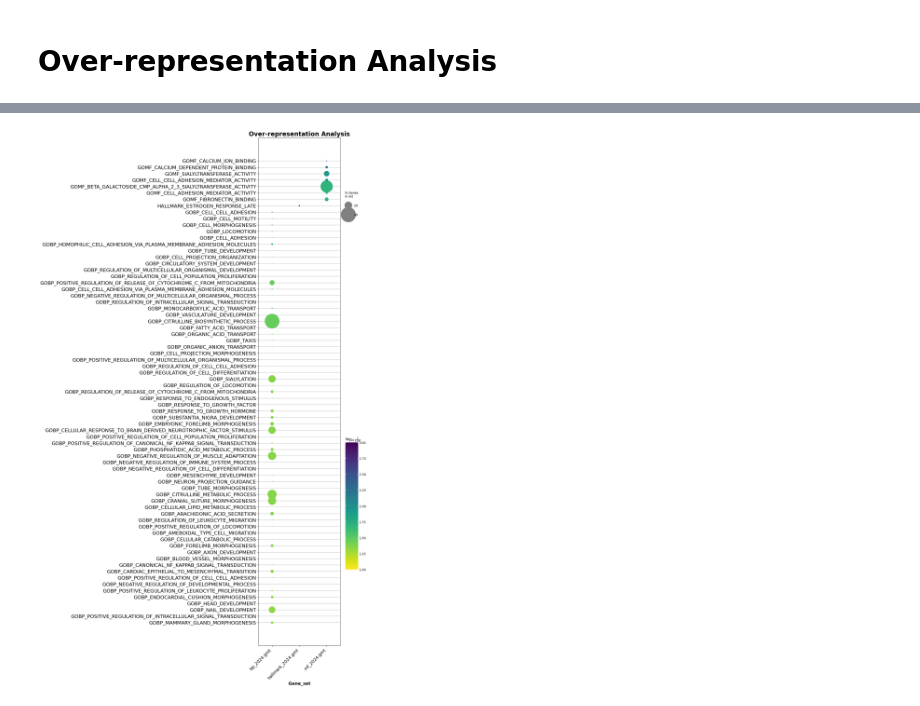
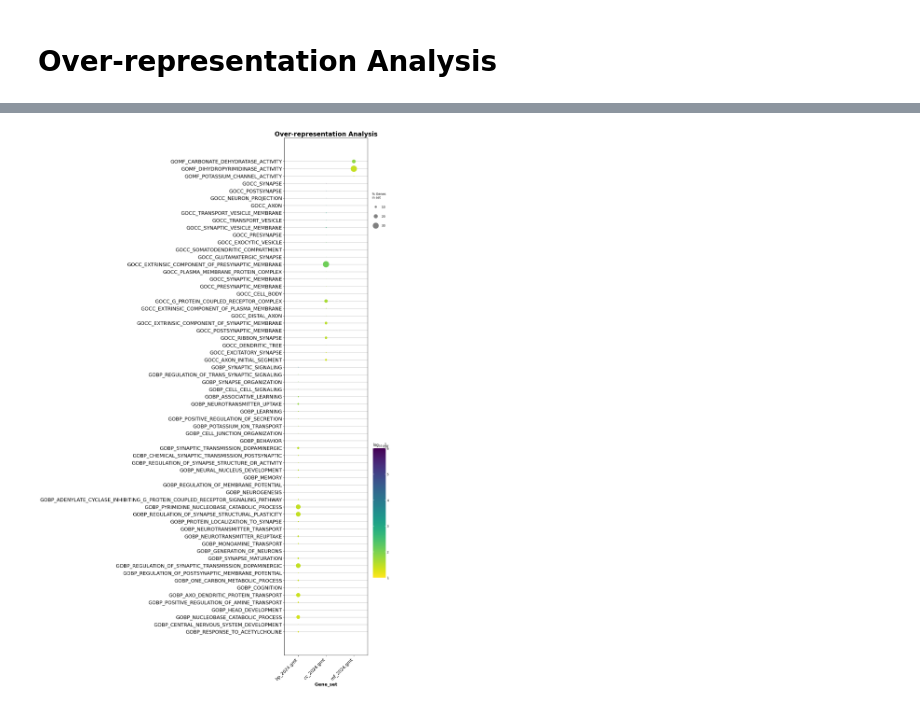
Before and after one commit to nocturnal-design/TCGA_Analysis, a Jupyter notebook: heatmap.ipynb, the cells around one changed output, grey strips where cells are left out. Saved outputs shown, nothing was run; the diff lists cells and outputs as text; code cells hidden in the pictures.

```diff
--- a/heatmap.ipynb
+++ b/heatmap.ipynb
@@ -25,21 +112,21 @@ CRACR2A      5.60   5.91  5.80  11.01
 # %%
 data = expression
 
-# # List to store WCSS for each number of clusters
-# wcss = []
+# List to store WCSS for each number of clusters
+wcss = []
 
-# # Loop over possible values of k (number of clusters)
-# for num_clusters in range(1, 30):  # You can adjust the range based on your data
-#     kmeans = KMeans(n_clusters=num_clusters, random_state=42, n_init=10)
-#     kmeans.fit(data)
-#     wcss.append(kmeans.inertia_)  # WCSS is stored in inertia_
+# Loop over possible values of k (number of clusters)
+for num_clusters in range(1, 10):  # You can adjust the range based on your data
+    kmeans = KMeans(n_clusters=num_clusters, random_state=42, n_init=10)
+    kmeans.fit(data)
+    wcss.append(kmeans.inertia_)  # WCSS is stored in inertia_
 
-# # Plot the Elbow plot
-# plt.figure(figsize=(8, 6))
-# plt.plot(range(1, 30), wcss, marker='o', linestyle='--')
-# plt.title('Elbow Method for Optimal k')
-# plt.xlabel('Number of Clusters')
-# plt.ylabel('WCSS (Within-Cluster Sum of Squares)')
-# plt.xticks(np.arange(1, 30))
-# plt.grid(True)
-# plt.show()
+# Plot the Elbow plot
+plt.figure(figsize=(8, 6))
+plt.plot(range(1, 10), wcss, marker='o', linestyle='--')
+plt.title('Elbow Method for Optimal k')
+plt.xlabel('Number of Clusters')
+plt.ylabel('WCSS (Within-Cluster Sum of Squares)')
+plt.xticks(np.arange(1, 10))
+plt.grid(True)
+plt.show()
@@ -139,7 +238,9 @@ import gseapy as gp
 # library = gp.get_library(name="GO_Biological_Process_2025", organism="Human")
 # print(library.keys())
 # %%
-cluster = list_of_clusters[1]
+from IPython.display import display, HTML
+
+cluster = list_of_clusters[6]
 print(f"Cluster size: {len(cluster)}")
 print()
 print(cluster)
@@ -150,5 +251,5 @@ enr = gp.enrich(gene_list=cluster, # or gene_list=glist
                  outdir=None,
                  verbose=False)
 
-enr.results.loc[enr.results["Adjusted P-value"] < 0.05]
+display(HTML(enr.results.loc[enr.results["Adjusted P-value"] < 0.05].sort_values(by='Adjusted P-value').to_html()))
 # %% [output]
@@ -171,15 +281,15 @@ Cluster size: 114
 # %%
 from gseapy import barplot, dotplot
 ax = dotplot(enr.results,
               column="Adjusted P-value",
               x='Gene_set', # set x axis, so you could do a multi-sample/library comparsion
-              size=20,
+              size=10,
               top_term=70,
               figsize=(6,30),
               title = "Over-representation Analysis",
               xticklabels_rot=45, # rotate xtick labels
               show_ring=False, # set to False to revmove outer ring
               marker='o',
              )
 # %% [output]
-[figure, old version]
+[figure, new version]
```
Also changed, not shown: parts of 10 cells of this notebook, 4 other files.
